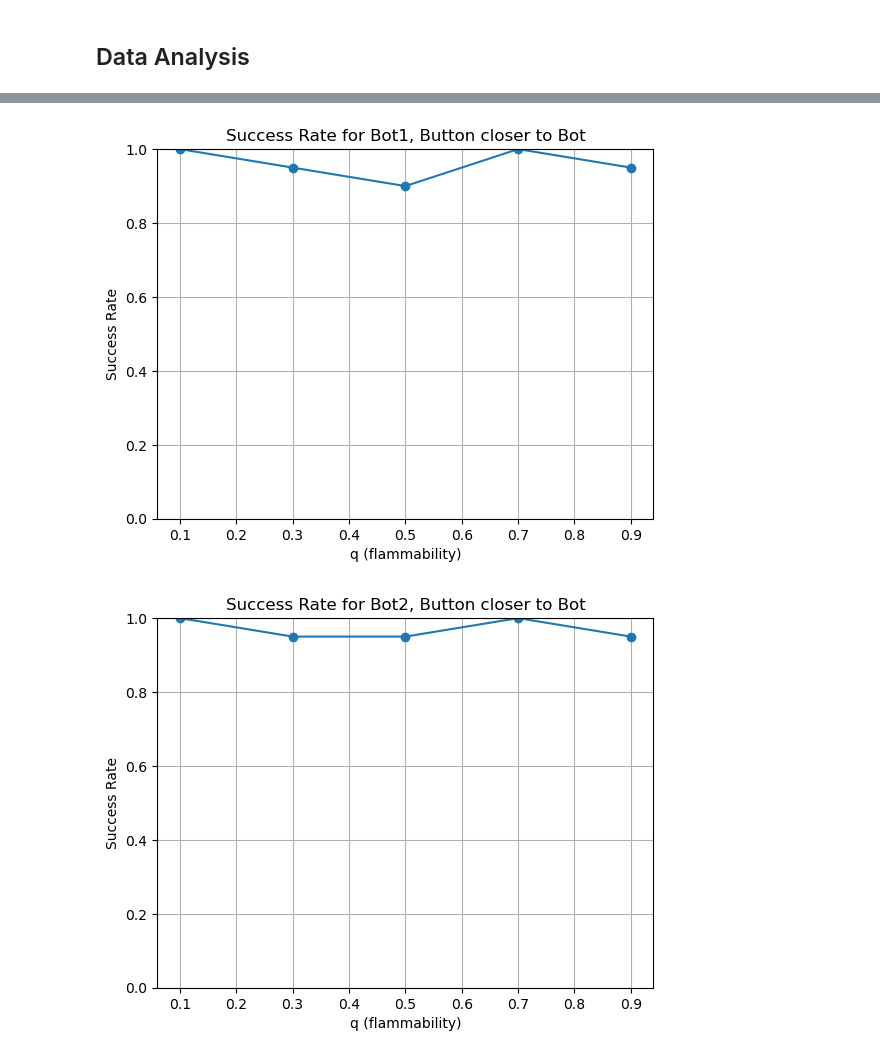
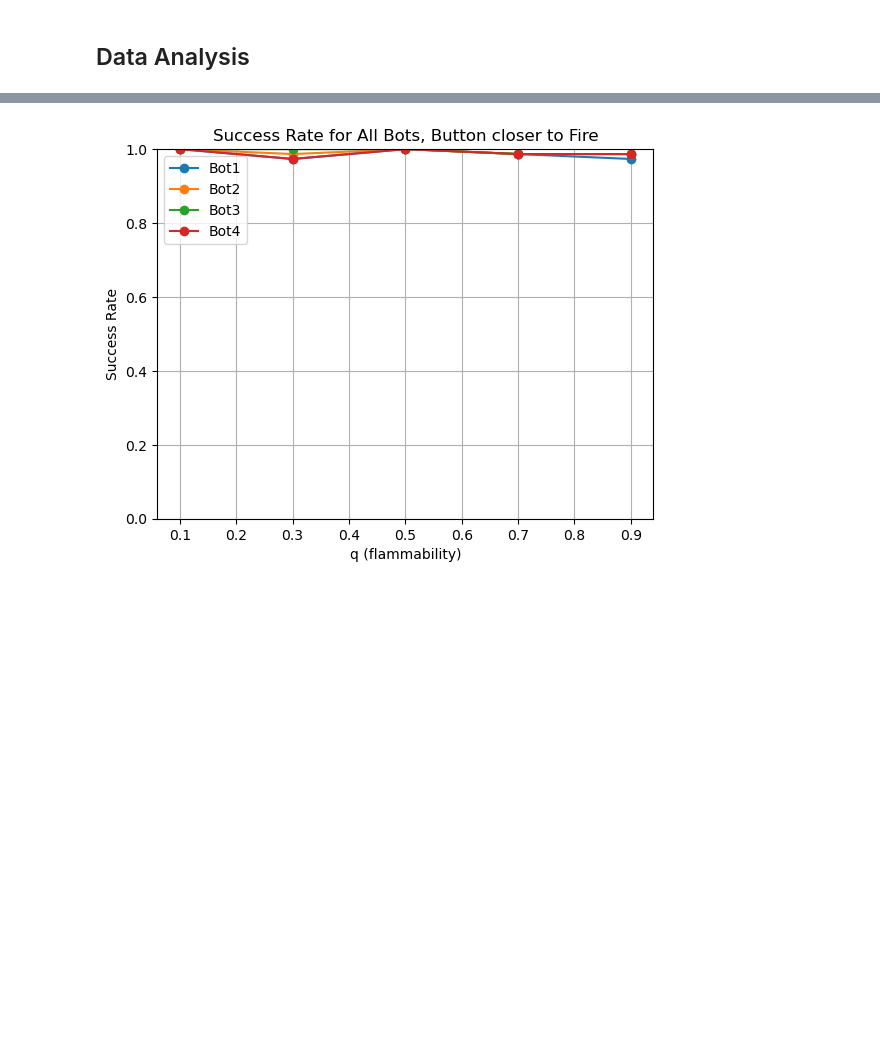
Before and after one commit to tejaswitripathi/Intro-AI-Project-1, a Jupyter notebook: AI Project 1.ipynb, the cells around one changed output, grey strips where cells are left out. Cells and saved outputs as stored; diff of their text form; code cells hidden in the pictures; blank space fills up the shorter version.

```diff
--- a/AI Project 1.ipynb
+++ b/AI Project 1.ipynb
@@ -208,10 +170,7 @@ def location_initialization(grid, botLoc=None, butLoc=None, fireLoc=None):
         fireLoc = (random.randint(1, d), random.randint(1, d))
 
     notDistinct = (botLoc == butLoc) or (botLoc == fireLoc) or (butLoc == fireLoc)
-    #print(distinct)
-    i = 1
     while notDistinct:
-#         print(i)
         botLoc = (random.randint(1, d), random.randint(1, d))
         while grid[botLoc[0]][botLoc[1]] == 0:
             botLoc = (random.randint(1, d), random.randint(1, d))
@@ -221,7 +180,6 @@ def location_initialization(grid, botLoc=None, butLoc=None, fireLoc=None):
         fireLoc = (random.randint(1, d), random.randint(1, d))
         while grid[fireLoc[0]][fireLoc[1]] == 0:
             fireLoc = (random.randint(1, d), random.randint(1, d))
-        i = i + 1
         notDistinct = (botLoc == butLoc) or (botLoc == fireLoc) or (butLoc == fireLoc)
 
     return botLoc,butLoc,fireLoc
@@ -537,14 +470,14 @@ def d_manhattan(pt, butLoc):
     return abs(butLoc[0]-pt[0]) + abs(butLoc[1]-pt[1])
 # %%
 def C(pt, df, t, butLoc):
-    return p(pt, df, t) + 0.1*d_manhattan(pt, butLoc)
+    return 100*p(pt, df, t) + 0.1*d_manhattan(pt, butLoc)
 # %%
 import itertools
 import pandas as pd
 
 bot4Grid = copy.deepcopy(grid)
 def simulateBot4(grid, fireLoc, q):
-    numSims = 20
+    numSims = 40
     cells = list(itertools.product(range(1, 41), repeat=2))
     df = pd.DataFrame(0, index=pd.MultiIndex.from_tuples(cells, names=["Row", "Col"]),
                       columns=[f'Sim_{i+1}' for i in range(numSims)])
@@ -686,7 +596,7 @@ reset_grid(bot4Grid)
 # %% [markdown]
 ## Data Analysis
 # %%
-def does_path_exist(grid, fireLoc, butLoc, q):
+def does_path_exist(grid, fireLoc, butLoc, q, botLoc):
     r,c = fireLoc[0], fireLoc[1]
     grid[fireLoc[0]][fireLoc[1]] = 3
     fireLocs = []
@@ -716,6 +626,4 @@ def does_path_exist(grid, fireLoc, butLoc, q):
 
     reset_grid(grid)
     return False
-# botLoc,butLoc,fireLoc = location_initialization(grid)
-# print(does_path_exist(grid, fireLoc, butLoc, 0.5))
 # %%
@@ -907,21 +783,26 @@ for bot in ['Bot1', 'Bot2', 'Bot3', 'Bot4']:
 # %%
 # Plotting for each bot, button closer to bot
+plt.figure()
+
+# Plot each bot's success rate on the same plot, with different markers and colors
 for bot in ['Bot1', 'Bot2', 'Bot3', 'Bot4']:
-    plt.figure()  # Create a new figure for each bot
-    plt.plot(q_list, success_df_2[bot], marker='o')
+    plt.plot(q_list, success_df_2[bot], marker='o', label=bot)
 
-    # Add labels and title
-    plt.title(f'Success Rate for {bot}, Button closer to Bot')
-    plt.xlabel('q (flammability)')
-    plt.ylabel('Success Rate')
+# Add labels and title
+plt.title('Success Rate for All Bots, Button closer to Fire')
+plt.xlabel('q (flammability)')
+plt.ylabel('Success Rate')
 
-    plt.ylim(0,1)
+# Set the y-axis limits
+plt.ylim(0, 1)
 
-    # Show the grid for clarity
-    plt.grid(True)
+# Show the grid for clarity
+plt.grid(True)
 
-    # Show the plot
-    plt.show()
+# Add a legend to differentiate the bots
+plt.legend()
+
+# Show the plot
+plt.show()
 # %% [output]
-[figure, old version]
+[figure, new version]
-[figure, removed]
```
Also changed, not shown: parts of 28 cells of this notebook.
